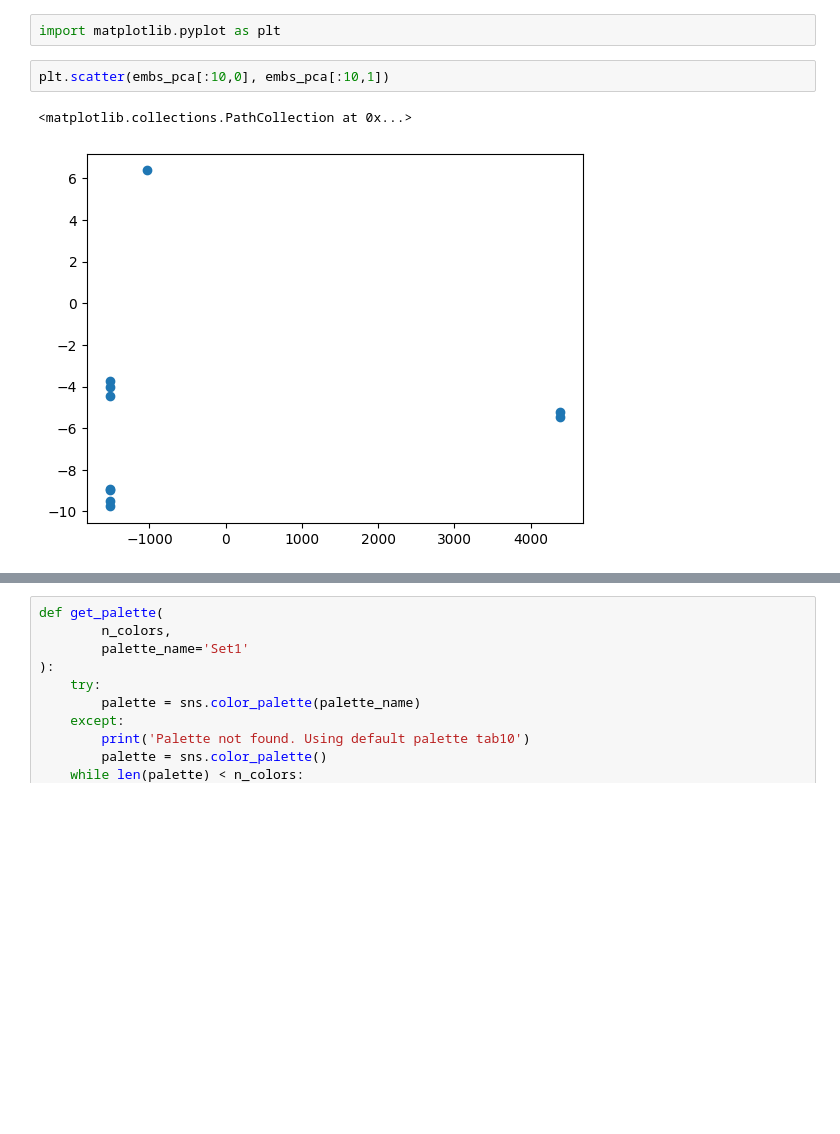
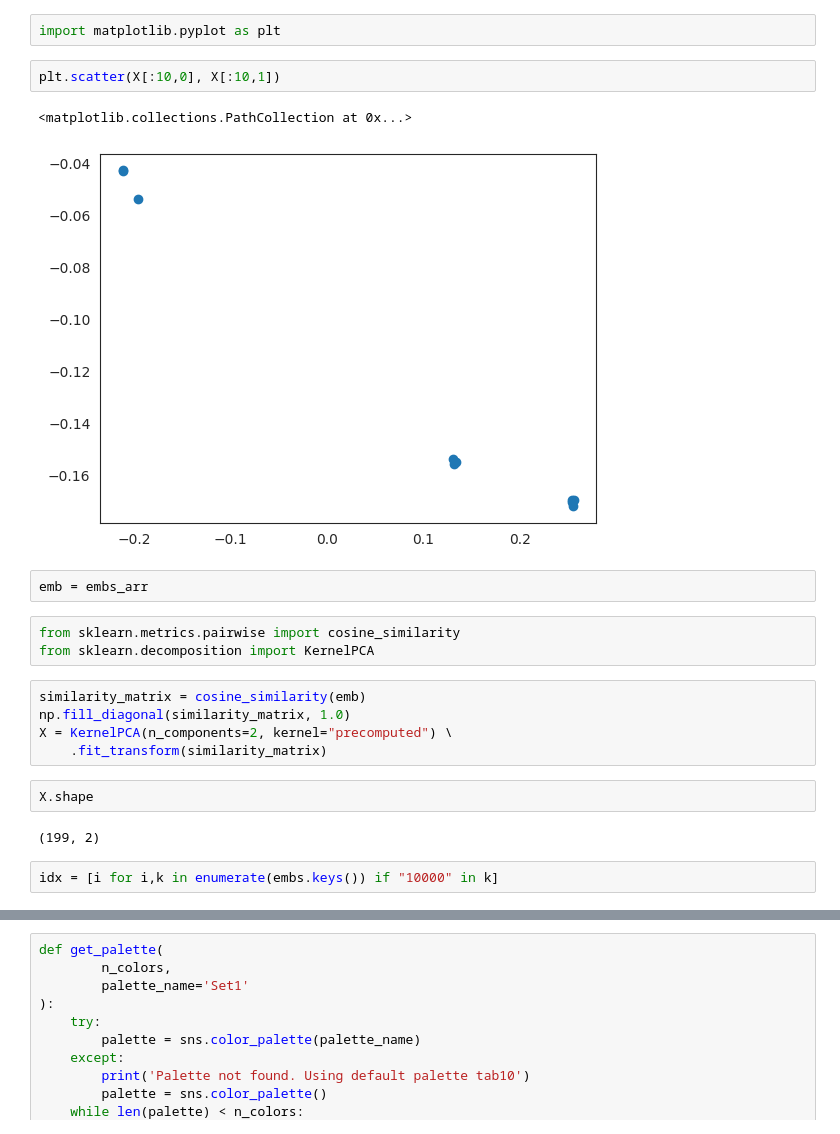
Before and after one commit to theislab/cellflow_reproducibility, a Jupyter notebook: notebooks/test_runs/test_otfm_sciplex.ipynb, the cells around one changed output, grey strips where cells are left out. Saved outputs shown, nothing was run; the diff lists cells and outputs as text; blank space fills up the shorter version.

```diff
--- a/notebooks/test_runs/test_otfm_sciplex.ipynb
+++ b/notebooks/test_runs/test_otfm_sciplex.ipynb
@@ -400,7 +396,23 @@ embs_pca.shape
 # %%
 import matplotlib.pyplot as plt
 # %%
-plt.scatter(embs_pca[:10,0], embs_pca[:10,1])
+plt.scatter(X[:10,0], X[:10,1])
 # %% [output]
 <matplotlib.collections.PathCollection at 0x...>
-[figure, old version]
+[figure, new version]
+# %%
+emb = embs_arr
+# %%
+from sklearn.metrics.pairwise import cosine_similarity
+from sklearn.decomposition import KernelPCA
+# %%
+similarity_matrix = cosine_similarity(emb)
+np.fill_diagonal(similarity_matrix, 1.0)
+X = KernelPCA(n_components=2, kernel="precomputed") \
+    .fit_transform(similarity_matrix)
+# %%
+X.shape
+# %% [output]
+(199, 2)
+# %%
+idx = [i for i,k in enumerate(embs.keys()) if "10000" in k]
```
Also changed, not shown: parts of 8 cells of this notebook, 12 other files.
